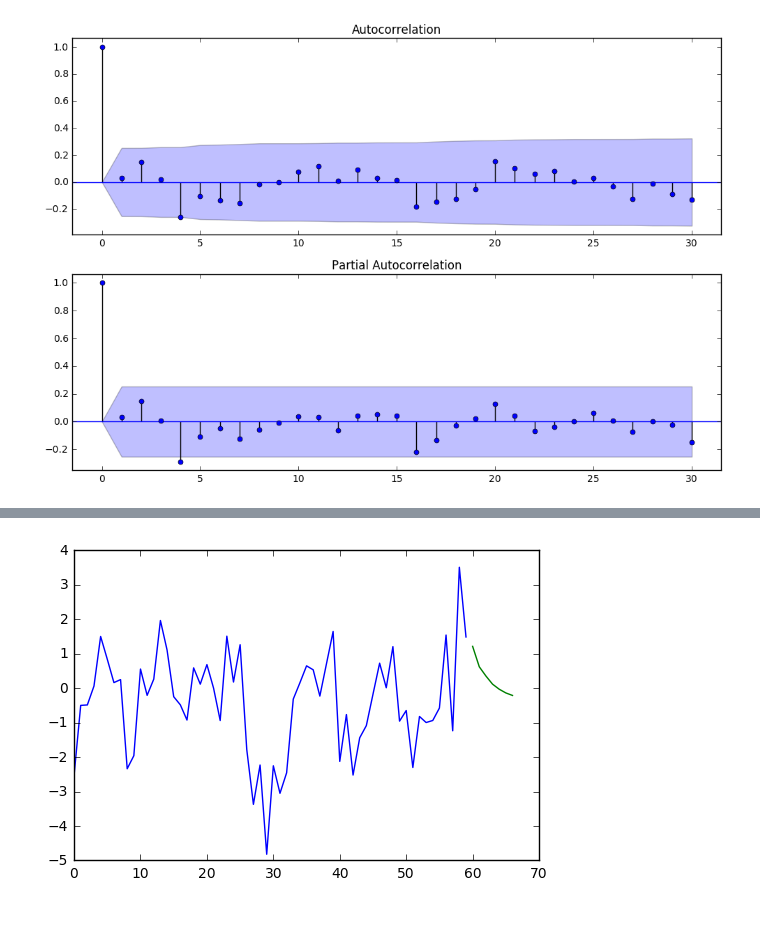
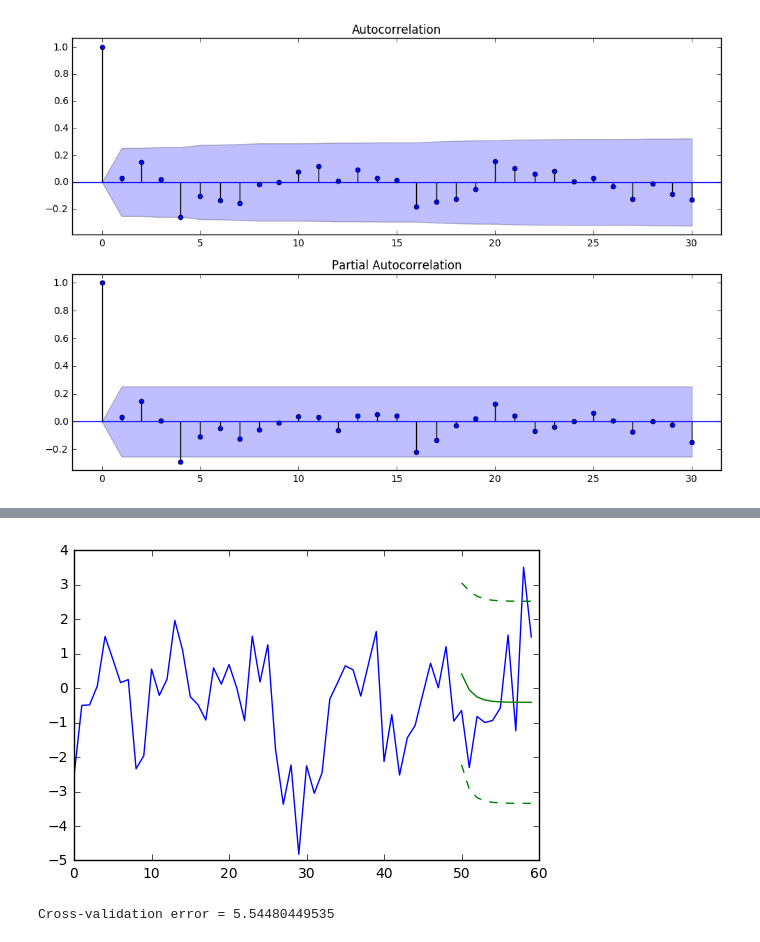
Before and after one commit to sudatta0993/EE227AT_Final_Project, a Jupyter notebook: uncertainty_model.ipynb, the cells around one changed output, grey strips where cells are left out. Drawn from its saved outputs; the diff is of its cells as text; code cells hidden in the pictures.

Commit message:
Forecasts with confidence intervals

```diff
--- a/uncertainty_model.ipynb
+++ b/uncertainty_model.ipynb
@@ -175,7 +162,11 @@ plt.show()
-# %%
-predict = arma_mod20_results.predict(start = 60, end= 66, dynamic= True)
-plt.plot(data)
-plt.plot(np.arange(60,67), predict)
-plt.show()
-# %% [output]
-[figure, removed]
+# %%
+forecast = arma_mod10_results.forecast(10)
+plt.plot(raw_data)
+plt.plot(np.arange(50,60),forecast[0],'g')
+plt.plot(np.arange(50,60),forecast[2][:,0],'g--')
+plt.plot(np.arange(50,60),forecast[2][:,1],'g--')
+plt.show()
+print "Cross-validation error = "+str(np.linalg.norm(forecast[0] - raw_data[50:]))
+# %% [output]
+[figure, added]
+Cross-validation error = 5.54480449535
```
Also changed, not shown: parts of 17 cells of this notebook.
